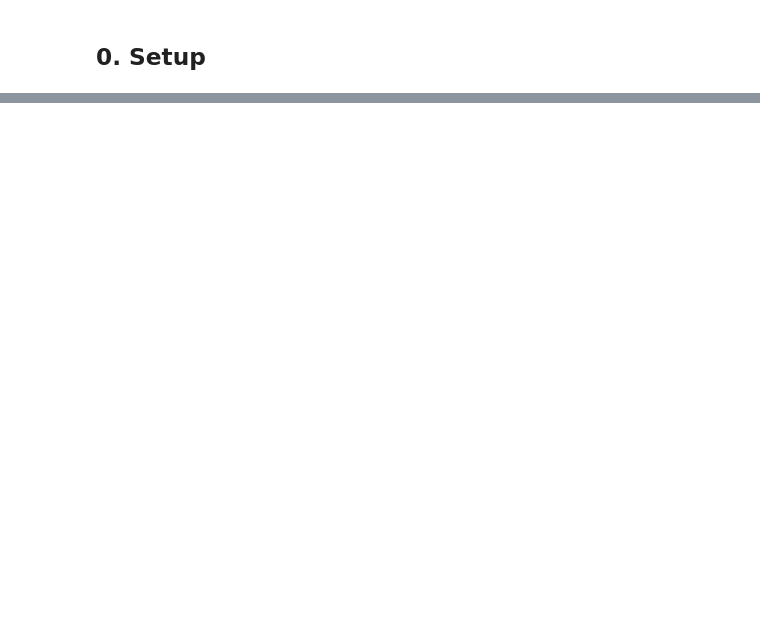
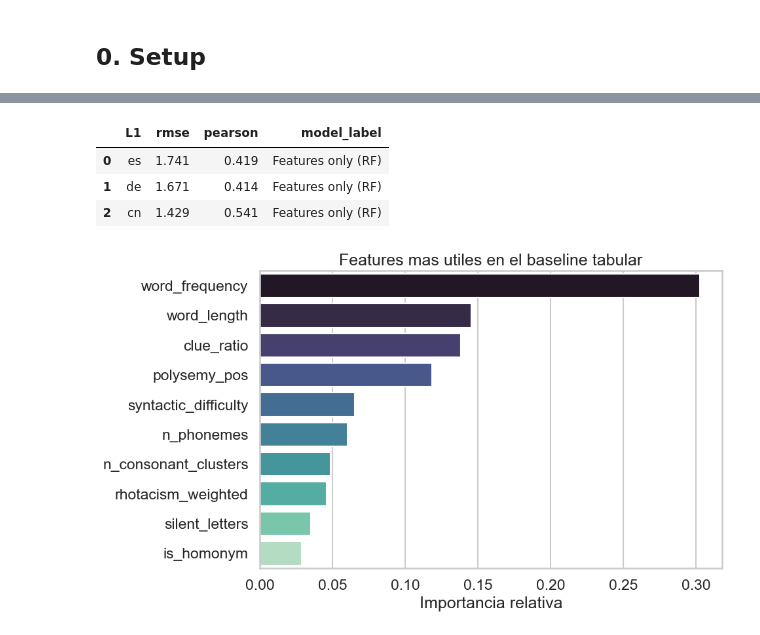
Before and after one commit to AdrianPinedaSanchez/british_council_test, a Jupyter notebook: phase1_model_improvement.ipynb, the cells around one changed output, grey strips where cells are left out. Saved outputs shown, nothing was run; the diff lists cells and outputs as text; code cells hidden in the pictures; blank space fills up the shorter version.

```diff
--- a/phase1_model_improvement.ipynb
+++ b/phase1_model_improvement.ipynb
@@ -4100,0 +410,51 @@ else:
+# %%
+imputer = SimpleImputer(strategy="median")
+X_train = imputer.fit_transform(train_feat[FEATURE_COLS])
+X_dev = imputer.transform(dev_feat[FEATURE_COLS])
+y_train = train_feat["GLMM_score"].to_numpy()
+y_dev = dev_feat["GLMM_score"].to_numpy()
+
+def rmse(y_true, y_pred):
+    return root_mean_squared_error(y_true, y_pred)
+
+tabular_model = RandomForestRegressor(
+    n_estimators=500,
+    max_depth=12,
+    min_samples_leaf=2,
+    random_state=SEED,
+    n_jobs=-1,
+)
+tabular_model.fit(X_train, y_train)
+tabular_preds = tabular_model.predict(X_dev)
+
+tabular_results = []
+for l1 in L1_ORDER:
+    mask = (dev_feat["L1"] == l1).to_numpy()
+    tabular_results.append({
+        "L1": l1,
+        "rmse": rmse(y_dev[mask], tabular_preds[mask]),
+        "pearson": safe_pearson(tabular_preds[mask], y_dev[mask]),
+        "model_label": "Features only (RF)",
+    })
+
+tabular_results = pd.DataFrame(tabular_results)
+display(tabular_results.round(3))
+
+importance_df = pd.DataFrame({
+    "feature": FEATURE_COLS,
+    "importance": tabular_model.feature_importances_,
+}).sort_values("importance", ascending=False)
+
+plt.figure(figsize=(10, 6))
+sns.barplot(data=importance_df.head(10), y="feature", x="importance", palette="mako")
+plt.title("Features mas utiles en el baseline tabular")
+plt.xlabel("Importancia relativa")
+plt.ylabel("")
+plt.tight_layout()
+plt.show()
+# %% [output]
+|  | L1 | rmse | pearson | model_label |
+| 0 | es | 1.741 | 0.419 | Features only (RF) |
+| 1 | de | 1.671 | 0.414 | Features only (RF) |
+| 2 | cn | 1.429 | 0.541 | Features only (RF) |
+[figure, added]
```
Also changed, not shown: parts of 79 cells of this notebook.
